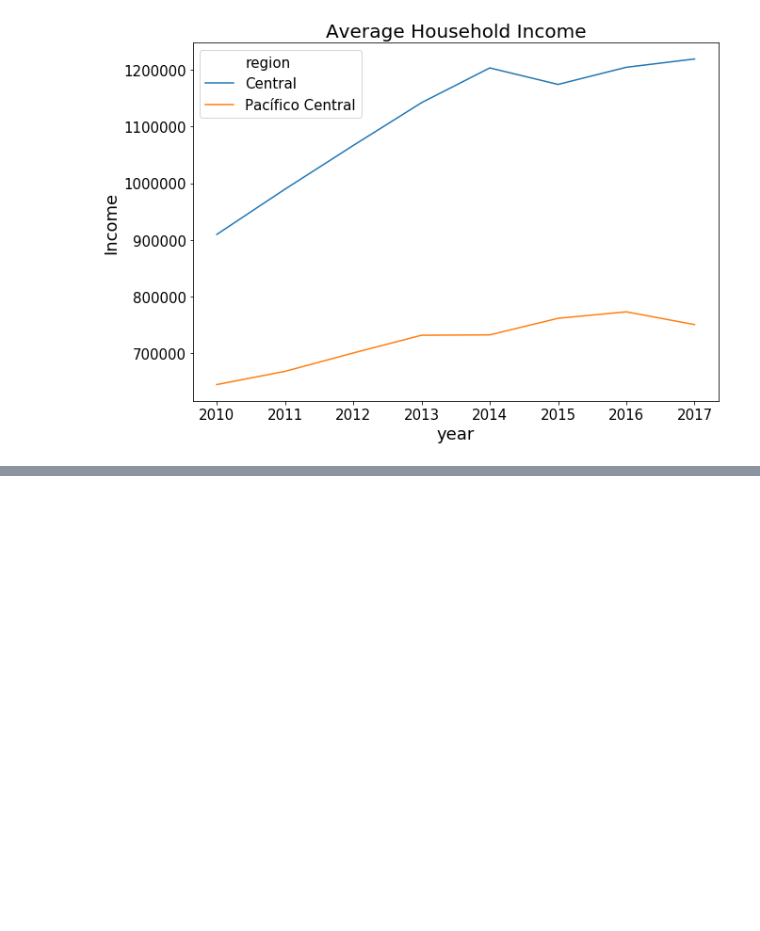
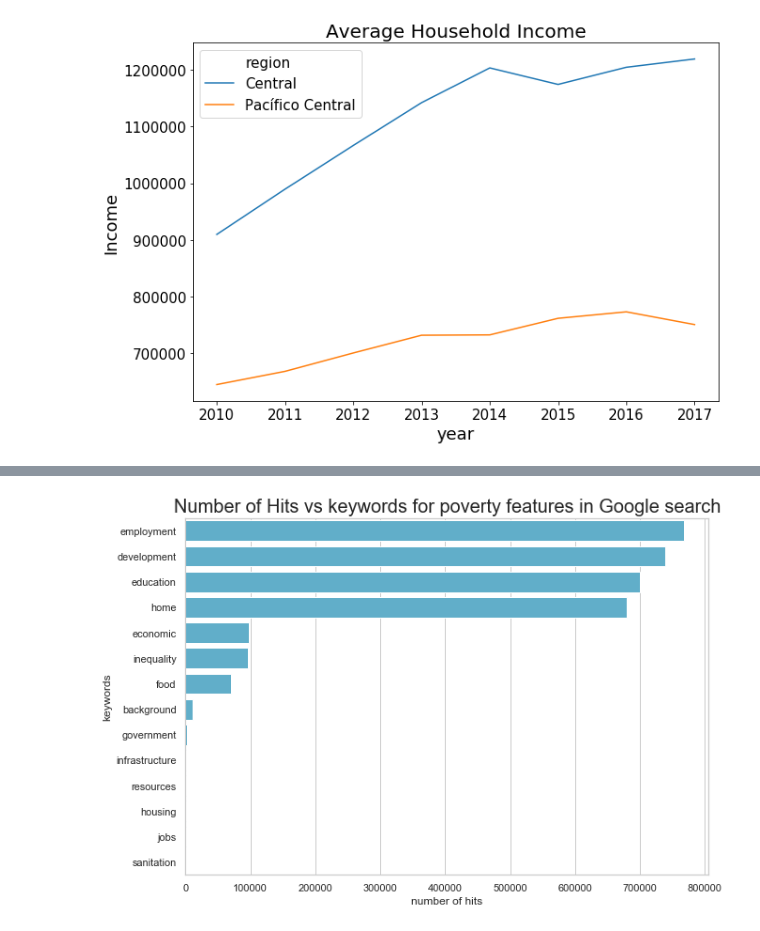
Before and after one commit to zhaomh1998/ece143, a Jupyter notebook: Final_Plots.ipynb, the cells around one changed output, grey strips where cells are left out. Saved outputs shown, nothing was run; the diff lists cells and outputs as text; code cells hidden in the pictures; blank space fills up the shorter version.

```diff
--- a/Final_Plots.ipynb
+++ b/Final_Plots.ipynb
@@ -252,0 +277,15 @@ plt.savefig(os.getcwd() + '/plots/economy_income.png')
+# %%
+D2=pd.Series(data)
+# D2=D2.drop(labels=['help','poor'])
+D2=D2.sort_values(ascending=False)
+# D2.plot.bar(rot=1)
+
+fig, ax = plt.subplots(figsize=(10,7))
+sns.set(style='whitegrid')
+sns.barplot(x=D2[:],y=D2.keys(), color="#4fb7db")
+ax.set_xlabel("number of hits")
+ax.set_ylabel("keywords")
+ax.set_title('Number of Hits vs keywords for poverty features in Google search',fontsize=20)
+plt.savefig("keyword_hits.png")
+# %% [output]
+[figure, added]
```
Also changed, not shown: parts of 12 cells of this notebook.
